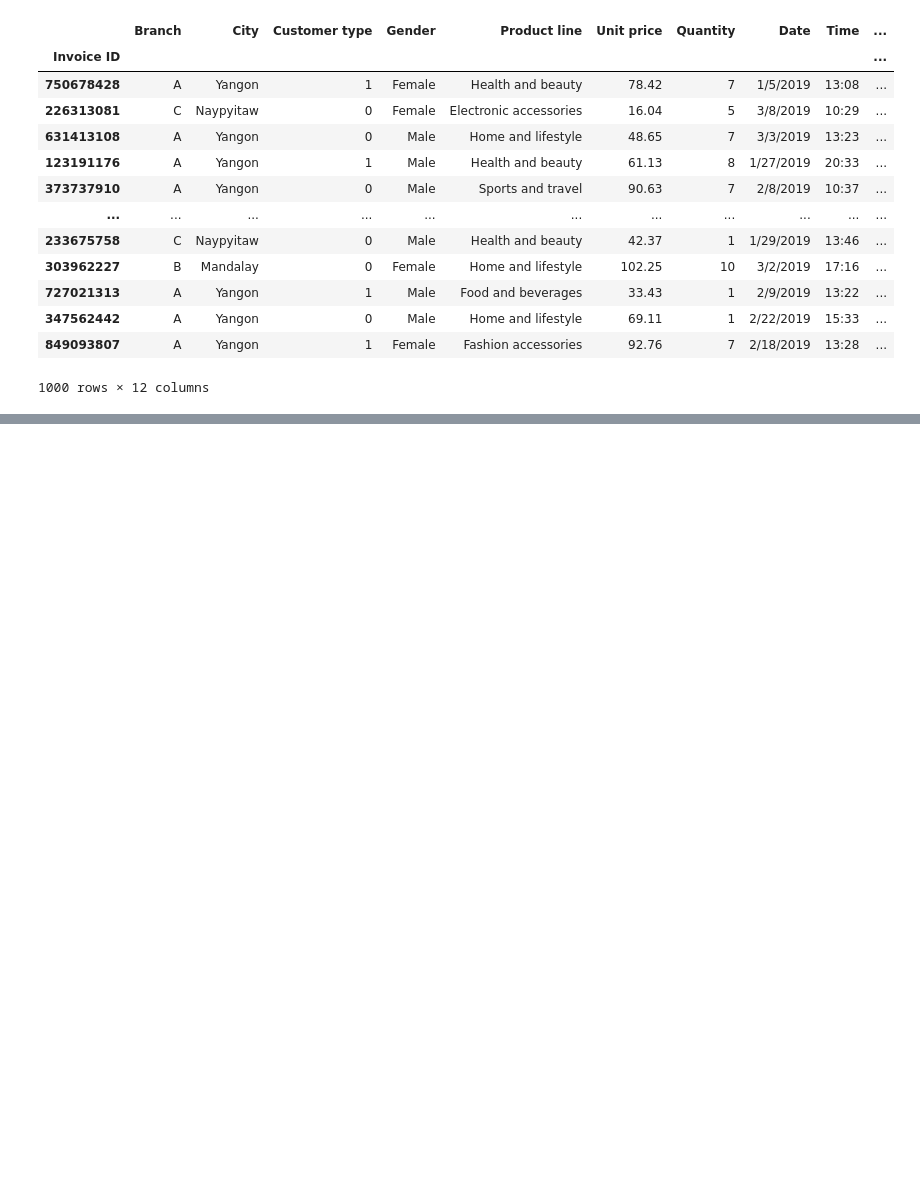
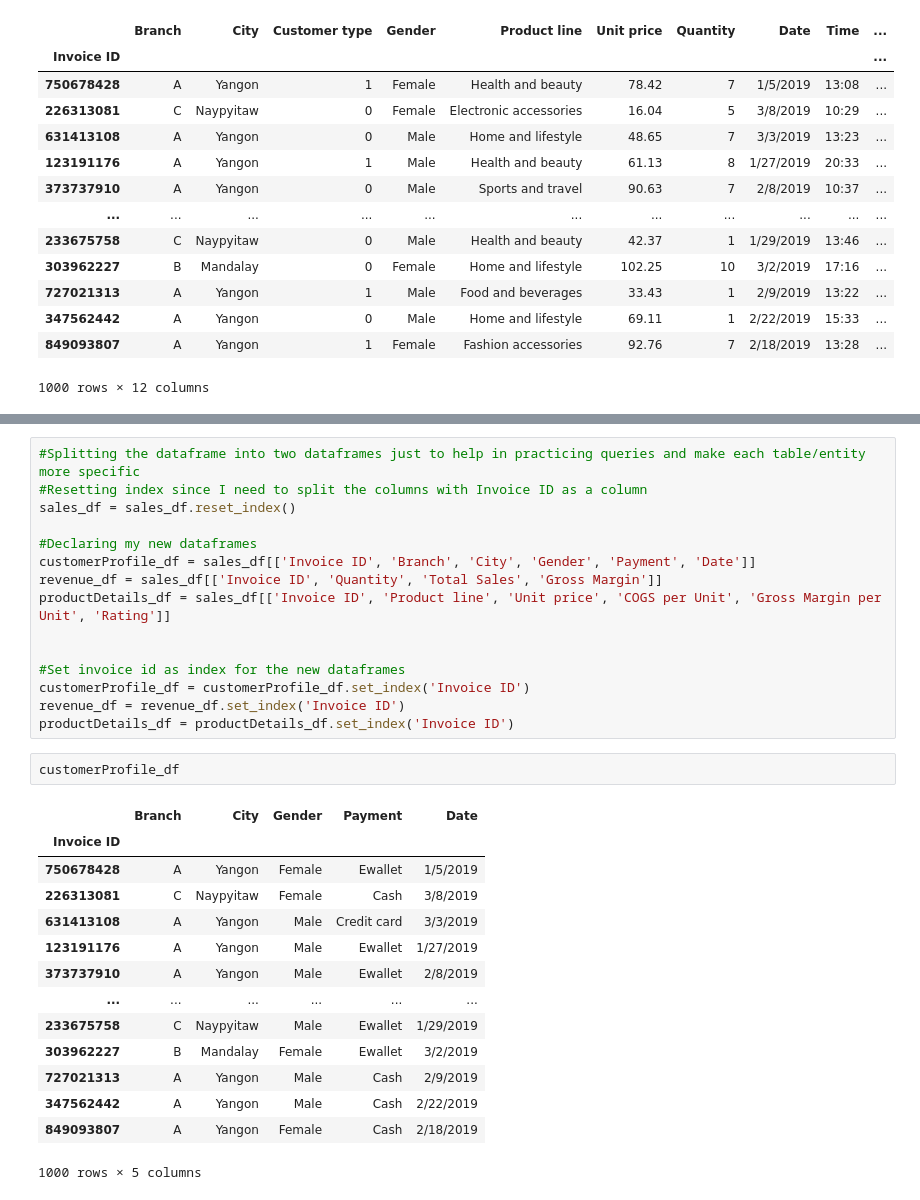
Before and after one commit to harmon-tuazon/Supermarket-Sales-Data, a Jupyter notebook: SuperMarket Notebook.ipynb, the cells around one changed output, grey strips where cells are left out. Cells and saved outputs as stored; diff of their text form; blank space fills up the shorter version.

```diff
--- a/SuperMarket Notebook.ipynb
+++ b/SuperMarket Notebook.ipynb
@@ -91,0 +121,32 @@ sales_df["Total Sale"] = sales_df["Unit price"] * sales_df["Quantity"]
+# %%
+#Splitting the dataframe into two dataframes just to help in practicing queries and make each table/entity more specific
+#Resetting index since I need to split the columns with Invoice ID as a column
+sales_df = sales_df.reset_index()
+
+#Declaring my new dataframes
+customerProfile_df = sales_df[['Invoice ID', 'Branch', 'City', 'Gender', 'Payment', 'Date']]
+revenue_df = sales_df[['Invoice ID', 'Quantity', 'Total Sales', 'Gross Margin']]
+productDetails_df = sales_df[['Invoice ID', 'Product line', 'Unit price', 'COGS per Unit', 'Gross Margin per Unit', 'Rating']]
+
+
+#Set invoice id as index for the new dataframes
+customerProfile_df = customerProfile_df.set_index('Invoice ID')
+revenue_df = revenue_df.set_index('Invoice ID')
+productDetails_df = productDetails_df.set_index('Invoice ID')
+# %%
+customerProfile_df
+# %% [output]
+|  | Branch | City | Gender | Payment | Date |
+| Invoice ID |  |  |  |  |  |
+| 750678428 | A | Yangon | Female | Ewallet | 1/5/2019 |
+| 226313081 | C | Naypyitaw | Female | Cash | 3/8/2019 |
+| 631413108 | A | Yangon | Male | Credit card | 3/3/2019 |
+| 123191176 | A | Yangon | Male | Ewallet | 1/27/2019 |
+| 373737910 | A | Yangon | Male | Ewallet | 2/8/2019 |
+| ... | ... | ... | ... | ... | ... |
+| 233675758 | C | Naypyitaw | Male | Ewallet | 1/29/2019 |
+| 303962227 | B | Mandalay | Female | Ewallet | 3/2/2019 |
+| 727021313 | A | Yangon | Male | Cash | 2/9/2019 |
+| 347562442 | A | Yangon | Male | Cash | 2/22/2019 |
+| 849093807 | A | Yangon | Female | Cash | 2/18/2019 |
+1000 rows × 5 columns
```
Also changed, not shown: parts of 8 cells of this notebook, 1 other file.
